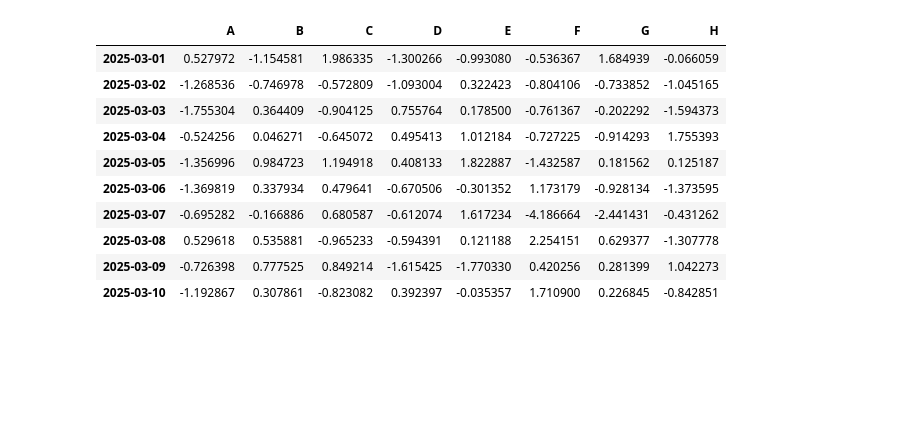
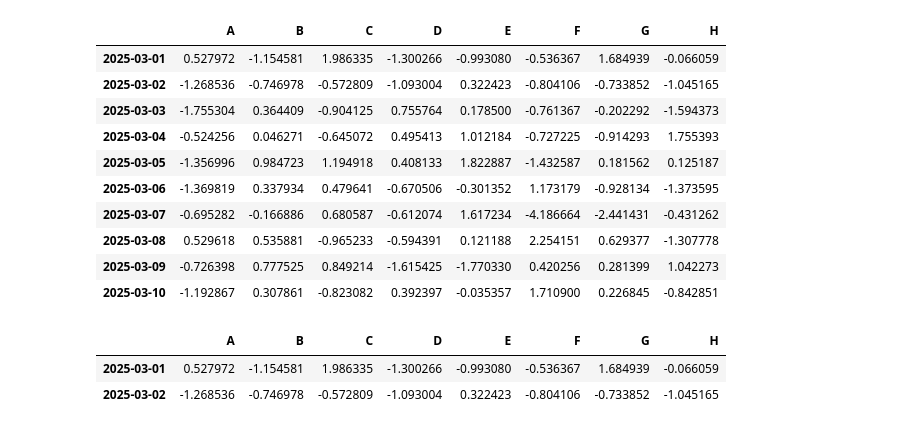
Before and after one commit to fahime9407/Machine-Learning-Path, a Jupyter notebook: pandas.ipynb, the cells around one changed output. Cells and saved outputs as stored; diff of their text form; code cells hidden in the pictures; blank space fills up the shorter version.

```diff
--- a/pandas.ipynb
+++ b/pandas.ipynb
@@ -74,3 +74,9 @@ df_random
 | 2025-03-08 | 0.529618 | 0.535881 | -0.965233 | -0.594391 | 0.121188 | 2.254151 | 0.629377 | -1.307778 |
 | 2025-03-09 | -0.726398 | 0.777525 | 0.849214 | -1.615425 | -1.770330 | 0.420256 | 0.281399 | 1.042273 |
 | 2025-03-10 | -1.192867 | 0.307861 | -0.823082 | 0.392397 | -0.035357 | 1.710900 | 0.226845 | -0.842851 |
+# %%
+df_random.head(2)
+# %% [output]
+|  | A | B | C | D | E | F | G | H |
+| 2025-03-01 | 0.527972 | -1.154581 | 1.986335 | -1.300266 | -0.993080 | -0.536367 | 1.684939 | -0.066059 |
+| 2025-03-02 | -1.268536 | -0.746978 | -0.572809 | -1.093004 | 0.322423 | -0.804106 | -0.733852 | -1.045165 |
```
Also changed, not shown: parts of 10 cells of this notebook.
